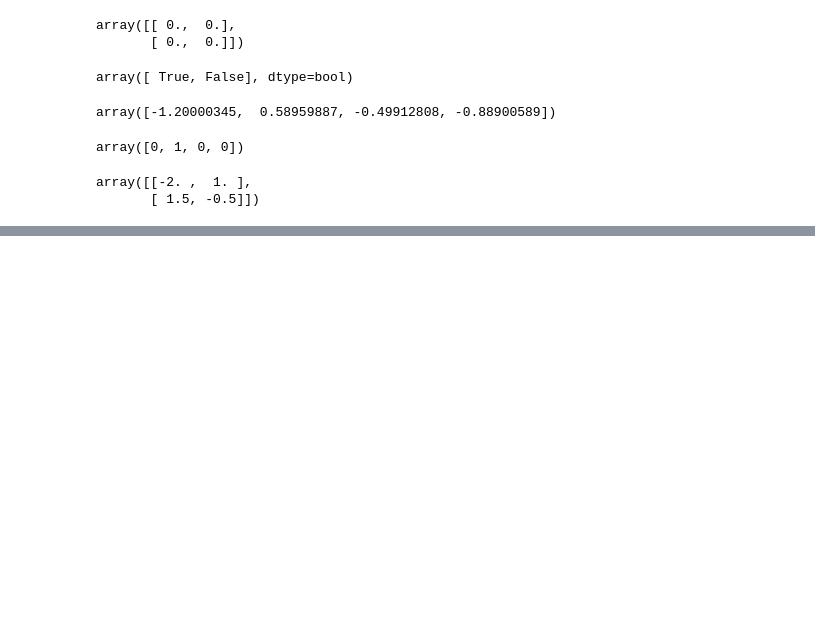
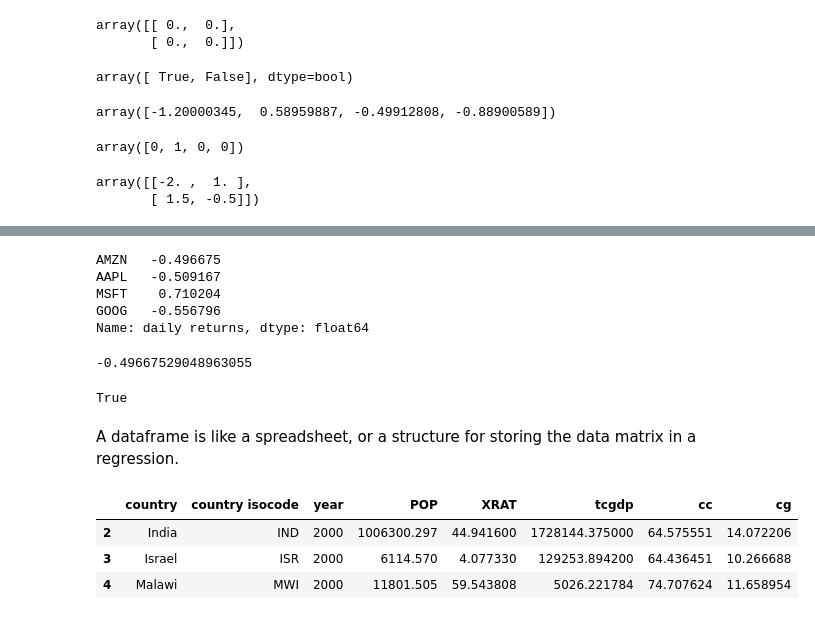
Before and after one commit to xzenggit/en, a Jupyter notebook: _drafts/quant_economy_python.ipynb, the cells around one changed output, grey strips where cells are left out. Saved outputs shown, nothing was run; the diff lists cells and outputs as text; code cells hidden in the pictures; blank space fills up the shorter version.

```diff
--- a/_drafts/quant_economy.ipynb
+++ b/_drafts/quant_economy_python.ipynb
@@ -622,0 +683,27 @@ array([[-2. ,  1. ],
+# %%
+s.index = ['AMZN', 'AAPL', 'MSFT', 'GOOG']
+s
+# %% [output]
+AMZN   -0.496675
+AAPL   -0.509167
+MSFT    0.710204
+GOOG   -0.556796
+Name: daily returns, dtype: float64
+# %%
+s['AMZN']
+# %% [output]
+-0.49667529048963055
+# %%
+'AAPL' in s
+# %% [output]
+True
+# %% [markdown]
+A dataframe is like a spreadsheet, or a structure for storing the data matrix in a regression.
+# %%
+df = pd.read_csv('test_pwt.csv')
+df[2:5]
+# %% [output]
+|  | country | country isocode | year | POP | XRAT | tcgdp | cc | cg |
+| 2 | India | IND | 2000 | 1006300.297 | 44.941600 | 1728144.375000 | 64.575551 | 14.072206 |
+| 3 | Israel | ISR | 2000 | 6114.570 | 4.077330 | 129253.894200 | 64.436451 | 10.266688 |
+| 4 | Malawi | MWI | 2000 | 11801.505 | 59.543808 | 5026.221784 | 74.707624 | 11.658954 |
```
Also changed, not shown: parts of 27 cells of this notebook, 2 other files.
